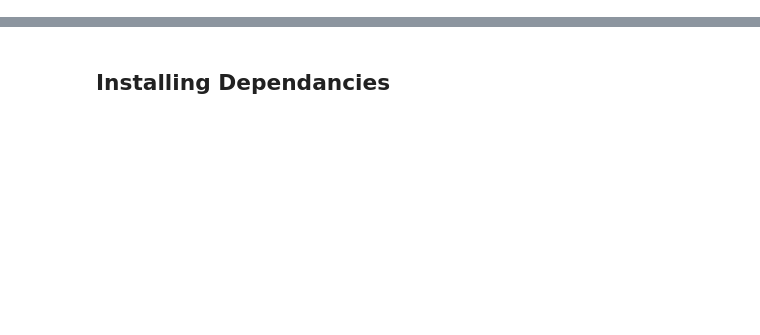
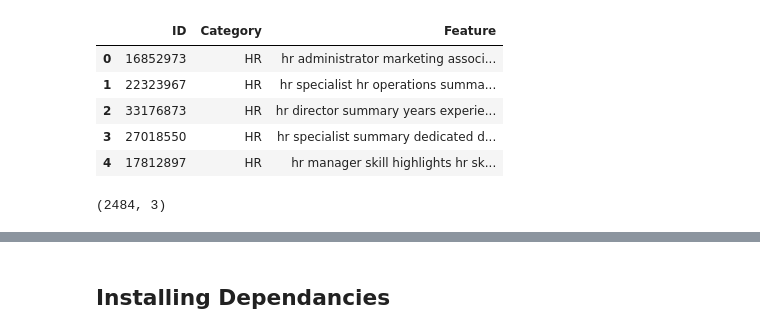
Before and after one commit to mk7890/Resume-Parsing-System, a Jupyter notebook: ResumeParsingSystem_Modeling.ipynb, the cells around one changed output, grey strips where cells are left out. Cells and saved outputs as stored; diff of their text form; code cells hidden in the pictures; blank space fills up the shorter version.

```diff
--- a/ResumeParsingSystem_Modeling.ipynb
+++ b/ResumeParsingSystem_Modeling.ipynb
@@ -2,0 +69,14 @@
+# %%
+clean_resume_data = pd.read_csv("/content/clean_resume_data.csv")
+clean_resume_data.head()
+# %% [output]
+|  | ID | Category | Feature |
+| 0 | 16852973 | HR | hr administrator marketing associ... |
+| 1 | 22323967 | HR | hr specialist hr operations summa... |
+| 2 | 33176873 | HR | hr director summary years experie... |
+| 3 | 27018550 | HR | hr specialist summary dedicated d... |
+| 4 | 17812897 | HR | hr manager skill highlights hr sk... |
+# %%
+clean_resume_data.shape
+# %% [output]
+(2484, 3)
```
Also changed, not shown: parts of 34 cells of this notebook.
